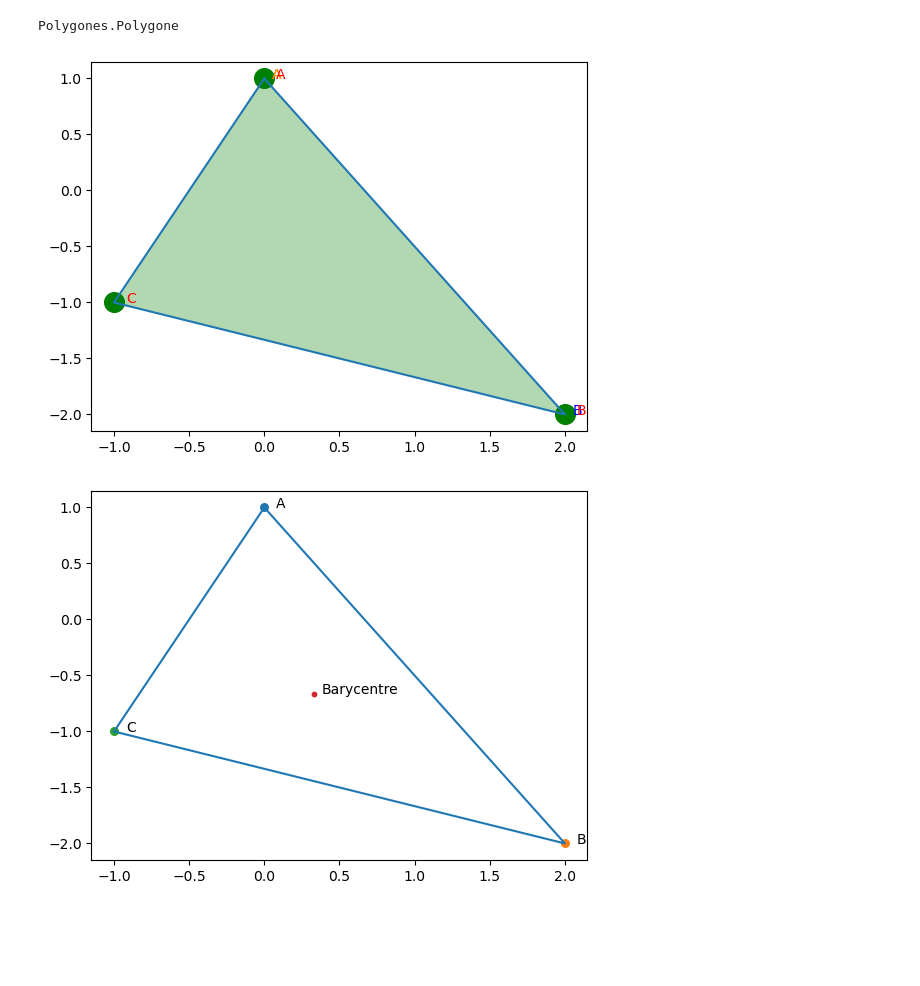
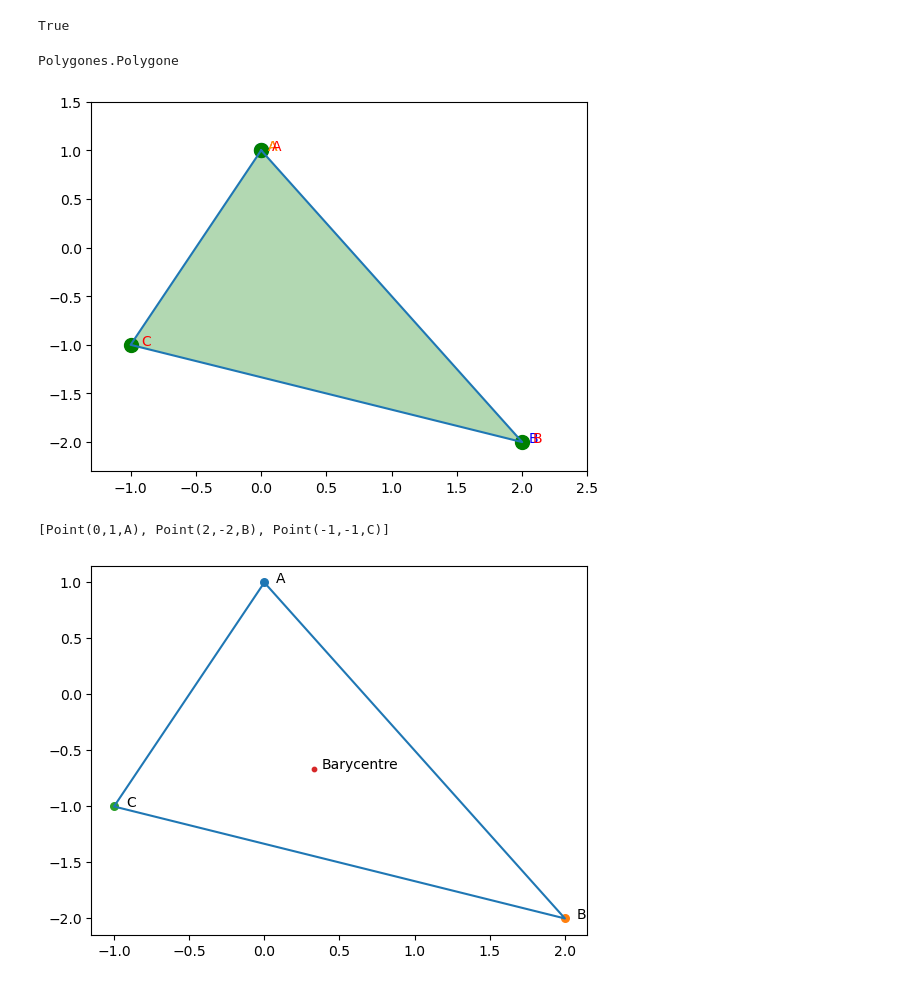
Before and after one commit to mhdeleglise/Formes2D, a Jupyter notebook: tst.ipynb, the cells around one changed output. Cells and saved outputs as stored; diff of their text form; code cells hidden in the pictures; blank space fills up the shorter version.

```diff
--- a/tst.ipynb
+++ b/tst.ipynb
@@ -9,18 +10,28 @@ import numpy as np
 A = Point(0, 1,'A')
 B = Point(2, -2,'B')
 C = Point(-1, -1,'C')
+# %%
+isinstance(B,Point)
+# %% [output]
+True
 # %%
 fig,ax = plt.subplots()
+ax.set_xlim(-1.3,2.5)
+ax.set_ylim(-2.3,1.5)
 """ Polygone vert, sommets de surface 200, noms en rouge"""
 ABC = Polygone([A,B,C])
 A.draw(ax,namecolor = 'red', s=100)
 B.draw(ax,namecolor = 'blue',s= 50)
 A.draw(ax,namecolor = 'orange', s=10)
-ABC.draw(ax,s=200, color='green', namecolor='red')
+ABC.draw(ax,s=100, color='green', namecolor='red')
 type(ABC)
 # %% [output]
 Polygones.Polygone
-[figure, old version]
+[figure, new version]
+# %%
+ABC.sommets
+# %% [output]
+[Point(0,1,A), Point(2,-2,B), Point(-1,-1,C)]
 # %%
 fig,ax = plt.subplots()
 """ Polygone, couleur par défaut, surface des points 10 """
```
Also changed, not shown: parts of 2 cells of this notebook, 5 other files.
